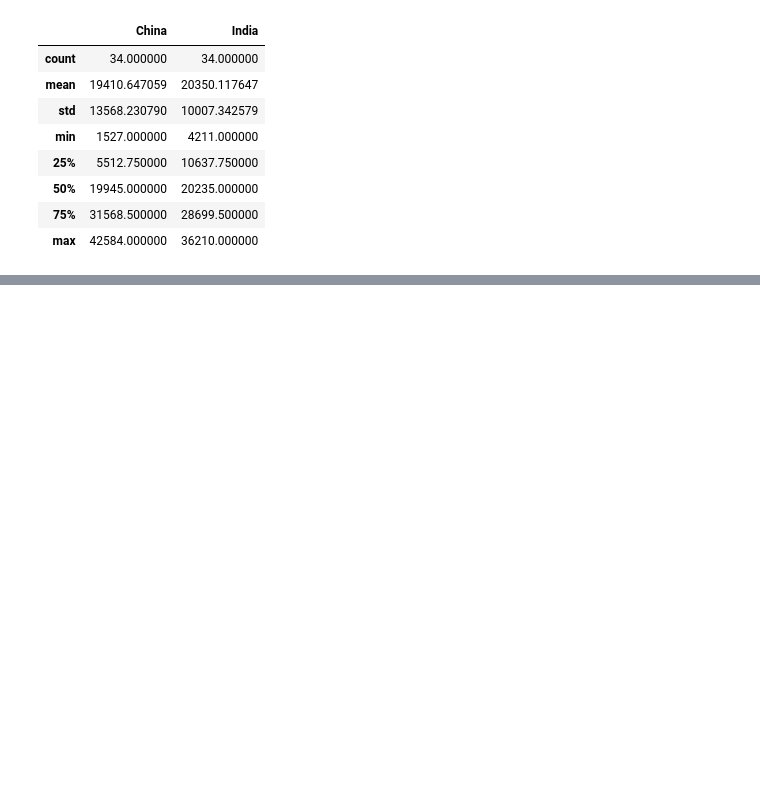
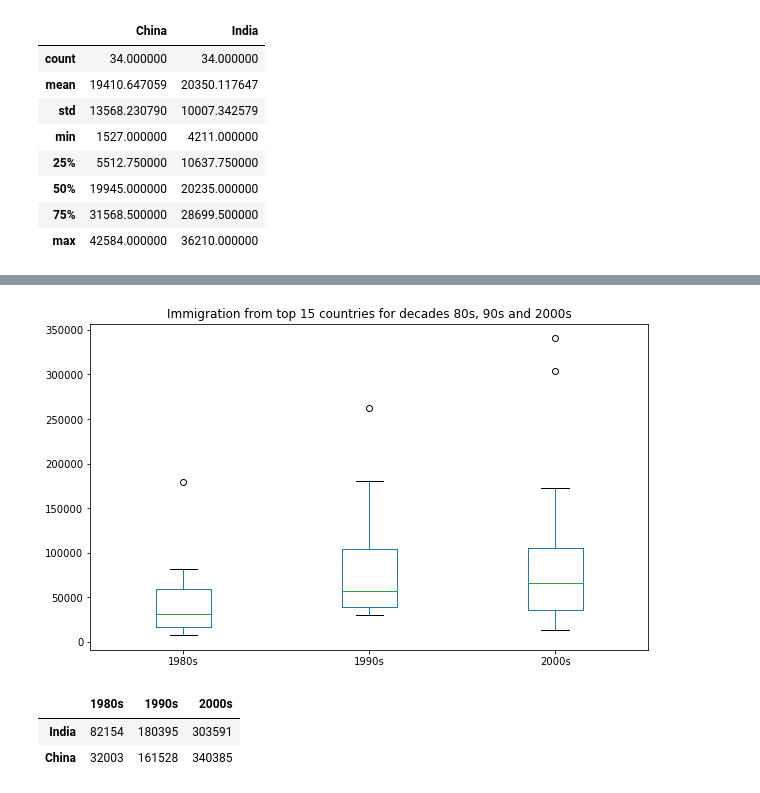
Before and after one commit to aitezazakhtar/Visualization-using-SpecializedTools, a Jupyter notebook: visualize-using-specialTools.ipynb, the cells around one changed output, grey strips where cells are left out. Saved outputs shown, nothing was run; the diff lists cells and outputs as text; code cells hidden in the pictures; blank space fills up the shorter version.

```diff
--- a/visualize-using-specialTools.ipynb
+++ b/visualize-using-specialTools.ipynb
@@ -189,0 +206,4 @@ df_CI.describe()
+# %%
+df_top15 = df_can.sort_values(by='Total',ascending=False)[0:15]
+df_top15 = df_top15[years]
+df_top15.head()
@@ -189,0 +218,6 @@ df_CI.describe()
+# %%
+df_80s = df_top15.loc[:,'1980':'1989'].sum(axis=1)
+df_90s = df_top15.loc[:,'1990':'1999'].sum(axis=1)
+df_00s = df_top15.loc[:,'2000':'2009'].sum(axis=1)
+df_top15 = pd.DataFrame({'1980s':df_80s,'1990s':df_90s,'2000s':df_00s})
+df_top15.head()
@@ -189,0 +245,17 @@ df_CI.describe()
+# %%
+#plot box plot
+
+df_top15.plot(kind='box',
+              figsize=(10,6)
+             )
+plt.title('Immigration from top 15 countries for decades 80s, 90s and 2000s')
+plt.show()
+# %% [output]
+[figure, added]
+# %%
+# let's check how many entries fall above the outlier threshold
+df_top15[df_top15['2000s']> 209611.5]
+# %% [output]
+|  | 1980s | 1990s | 2000s |
+| India | 82154 | 180395 | 303591 |
+| China | 32003 | 161528 | 340385 |
```
Also changed, not shown: parts of 7 cells of this notebook.
